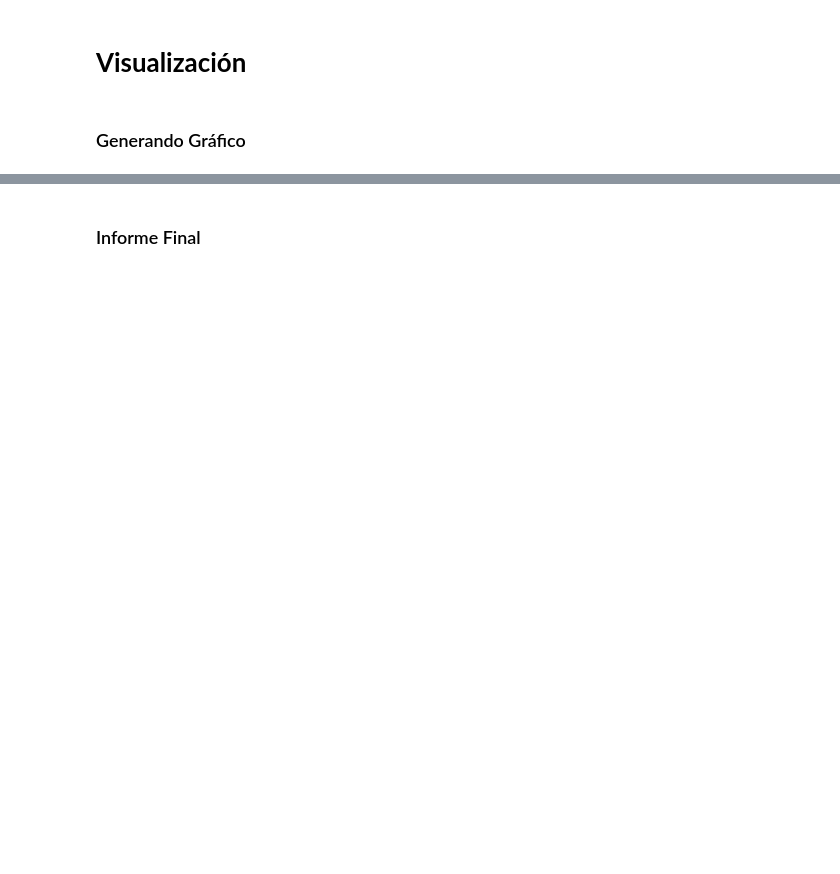
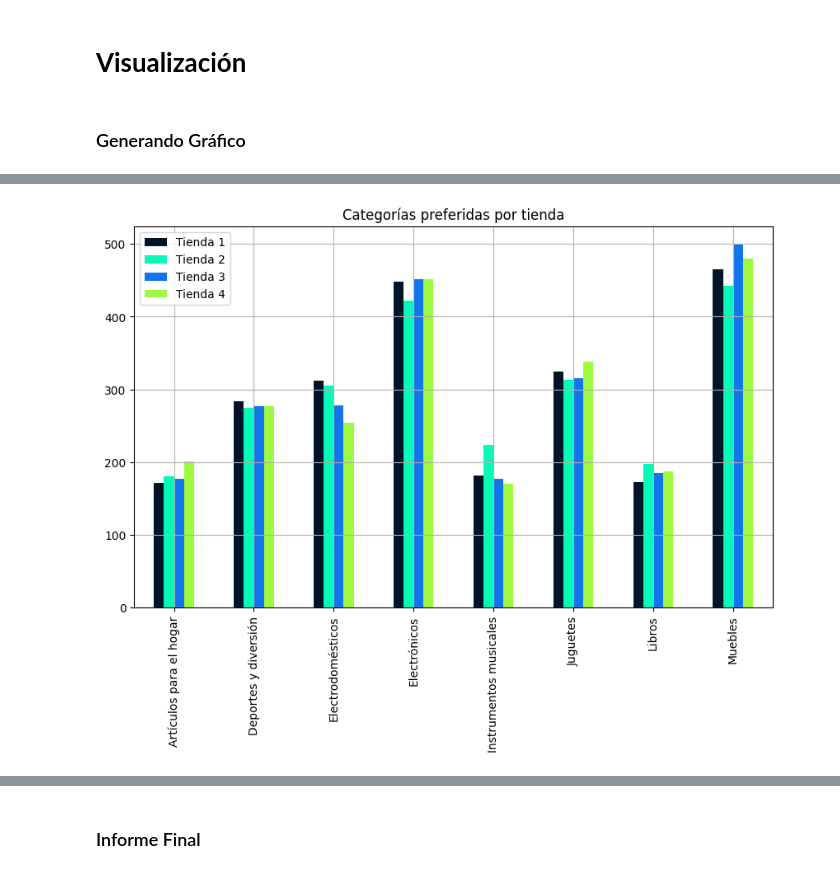
Before and after one commit to tlaxcalajuan/alura-store-challenge-jcts, a Jupyter notebook: AluraStoreLatam.ipynb, the cells around one changed output, grey strips where cells are left out. Saved outputs shown, nothing was run; the diff lists cells and outputs as text; code cells hidden in the pictures; blank space fills up the shorter version.

```diff
--- a/AluraStoreLatam.ipynb
+++ b/AluraStoreLatam.ipynb
@@ -204,0 +248,16 @@ df_analisis_final
+# %%
+df_categorias = pd.concat(
+    [
+        sell_by_category_1.rename("Tienda 1"),
+        sell_by_category_2.rename("Tienda 2"),
+        sell_by_category_3.rename("Tienda 3"),
+        sell_by_category_4.rename("Tienda 4")
+    ],
+    axis=1
+).fillna(0)
+# %%
+df_categorias.plot(kind='bar', color=colors_by_shop, figsize=(10, 6), ylabel='', xlabel='', grid=True)
+plt.title("Categorías preferidas por tienda")
+plt.show()
+# %% [output]
+[figure, added]
```
Also changed, not shown: parts of 14 cells of this notebook.
